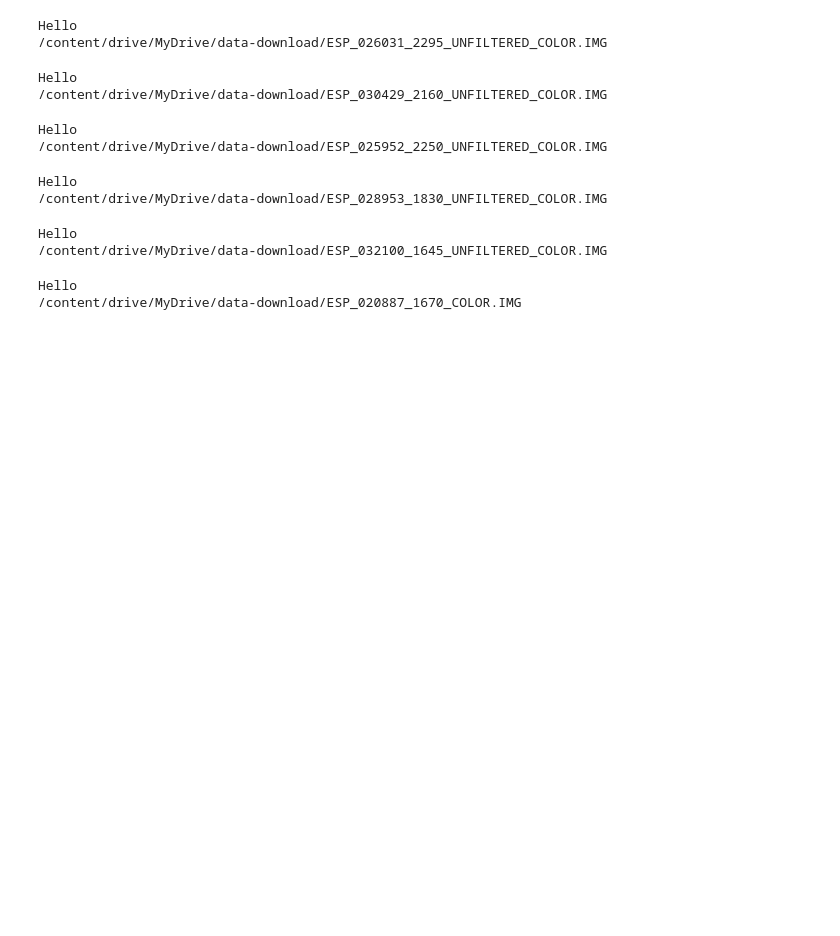
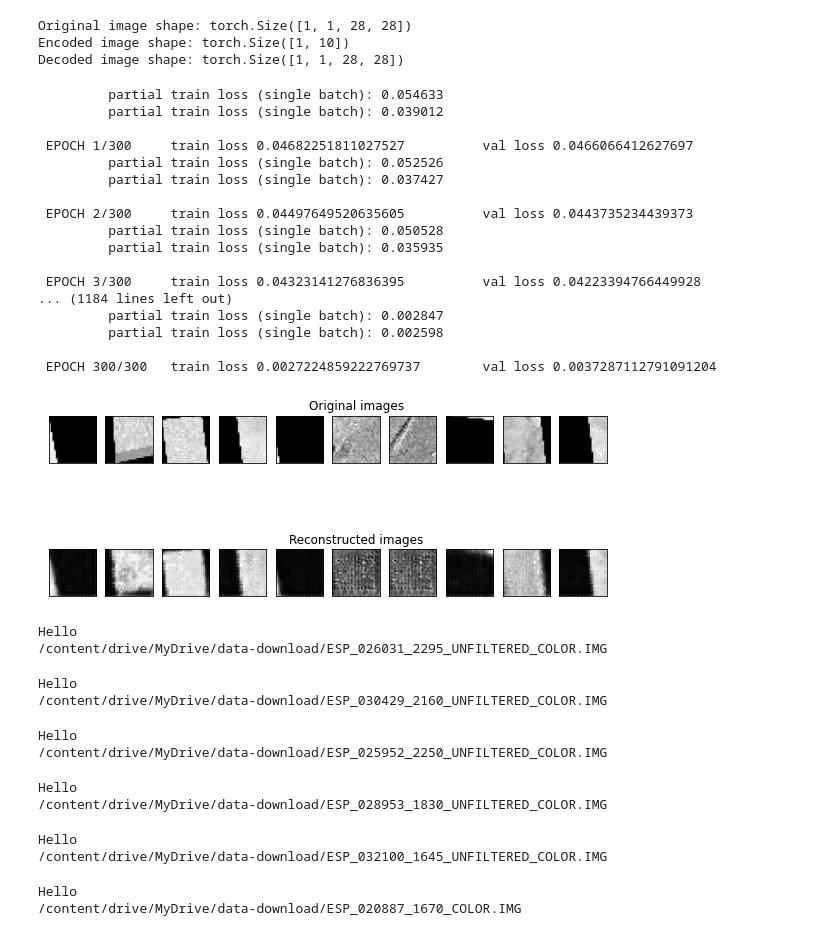
Before and after one commit to niranjana-sundararajan/hirise_api_dev, a Jupyter notebook: Autoencoder.ipynb, the cells around one changed output. Saved outputs shown, nothing was run; the diff lists cells and outputs as text; code cells hidden in the pictures; blank space fills up the shorter version.

```diff
--- a/Autoencoder.ipynb
+++ b/Autoencoder.ipynb
@@ -96,11 +96,12 @@ class Hirise_Image_Dataset(Dataset):
         return self.len
 
     def __getitem__(self, idx):
-        sample = self.data[idx]
+        sample, target = self.data[idx], self.data[idx]
+        sample = sample.view(1, 256, 256).float()/255.
         if self.transform:
             sample = self.transform(sample)
-
-        return sample
+            target = self.transform(target)
+        return sample, target
 # %%
 
 class Data_Preparation:
@@ -535,0 +465,17 @@ Selected device: cuda
+# %%
+img, _ = dataset1.train_dataset[0]
+img = img.unsqueeze(0).to(device) # Add the batch dimension in the first axis
+print('Original image shape:', img.shape)
+
+
+img_enc = encoder(img)
+print('Encoded image shape:', img_enc.shape)
+
+# Decode the image
+dec_img = decoder(img_enc)
+#dec_img = model(img)
+print('Decoded image shape:', dec_img.shape)
+# %% [output]
+Original image shape: torch.Size([1, 1, 28, 28])
+Encoded image shape: torch.Size([1, 10])
+Decoded image shape: torch.Size([1, 1, 28, 28])
@@ -536,18 +586,34 @@ Selected device: cuda
 # %%
-def Train_Model(folder_path):
-    num_epochs = 30
-    diz_loss = {'train_loss':[],'val_loss':[]}
-    transform1= transforms.Compose([transforms.ToTensor(), transforms.Grayscale(num_output_channels=1)])
-    dp = Data_Preparation()
-    dataset1 = dp.get_image_dataset(f_path = folder_path, transform_data = transform1)
-    tr,tst,val = dp.get_train_test_val_tensors(dataset = dataset1)
-    train_loader,test_loader, val_l = dp.get_train_test_val_dataloader(tr,tst,val )
+num_epochs = 300
+diz_loss = {'train_loss':[],'val_loss':[]}
 
-    for epoch in range(num_epochs):
-        train_loss =Training.train_epoch(encoder,decoder,device,
-        train_loader,loss_fn,optim)
-        val_loss = Testing.test_epoch(encoder,decoder,device,test_loader,loss_fn)
-        print('\n EPOCH {}/{} \t train loss {} \t val loss {}'.format(epoch + 1, num_epochs,train_loss,val_loss))
-        diz_loss['train_loss'].append(train_loss)
-        diz_loss['val_loss'].append(val_loss)
-        Plot_losses.plot_ae_outputs(encoder,decoder,n=10)
+
+for epoch in range(num_epochs):
+    train_loss =train_epoch(encoder,decoder,device,train_loader,loss_fn,optim)
+    val_loss = test_epoch(encoder,decoder,device,test_loader,loss_fn)
+    print('\n EPOCH {}/{} \t train loss {} \t val loss {}'.format(epoch + 1, num_epochs,train_loss,val_loss))
+    diz_loss['train_loss'].append(train_loss)
+    diz_loss['val_loss'].append(val_loss)
+
+
+
+plot_ae_outputs(encoder,decoder,n=10)
+# %% [output]
+         partial train loss (single batch): 0.054633
+         partial train loss (single batch): 0.039012
+
+ EPOCH 1/300     train loss 0.04682251811027527          val loss 0.0466066412627697
+         partial train loss (single batch): 0.052526
+         partial train loss (single batch): 0.037427
+
+ EPOCH 2/300     train loss 0.04497649520635605          val loss 0.0443735234439373
+         partial train loss (single batch): 0.050528
+         partial train loss (single batch): 0.035935
+
+ EPOCH 3/300     train loss 0.04323141276836395          val loss 0.04223394766449928
+... (1184 lines left out)
+         partial train loss (single batch): 0.002847
+         partial train loss (single batch): 0.002598
+
+ EPOCH 300/300   train loss 0.0027224859222769737        val loss 0.0037287112791091204
+[figure, added]
```
Also changed, not shown: parts of 11 cells of this notebook.
